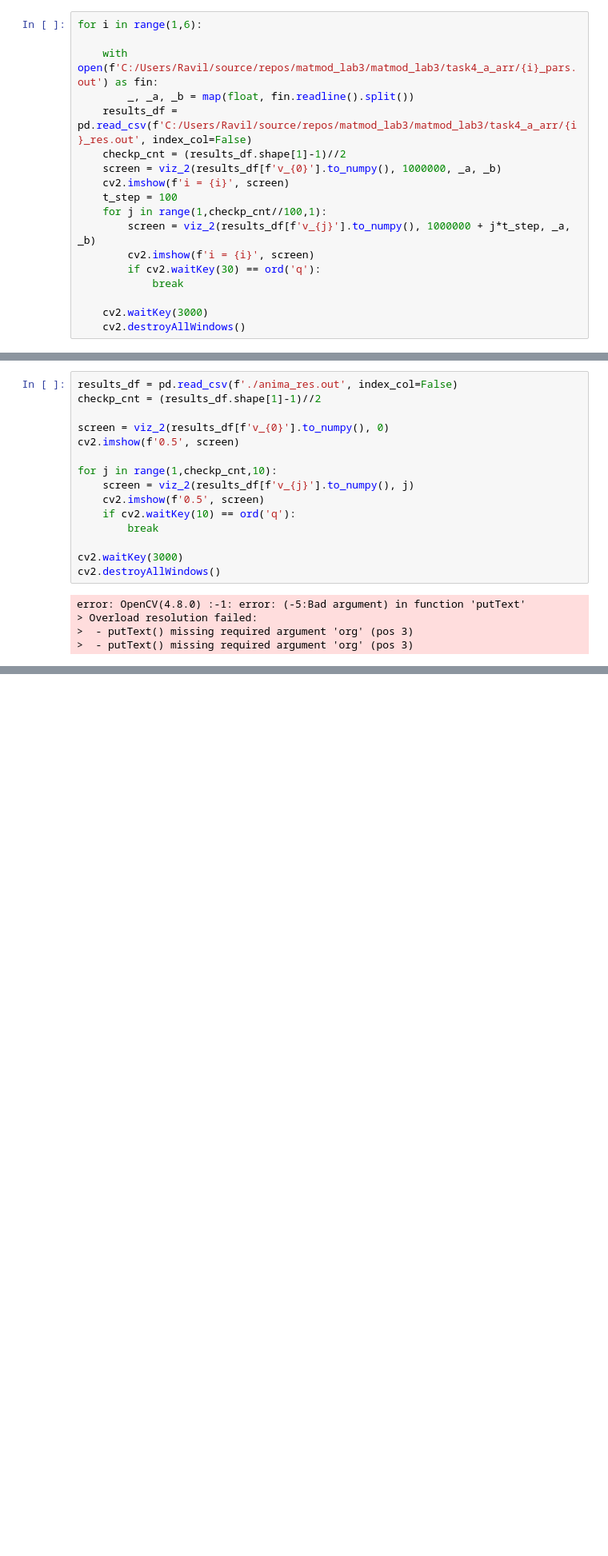
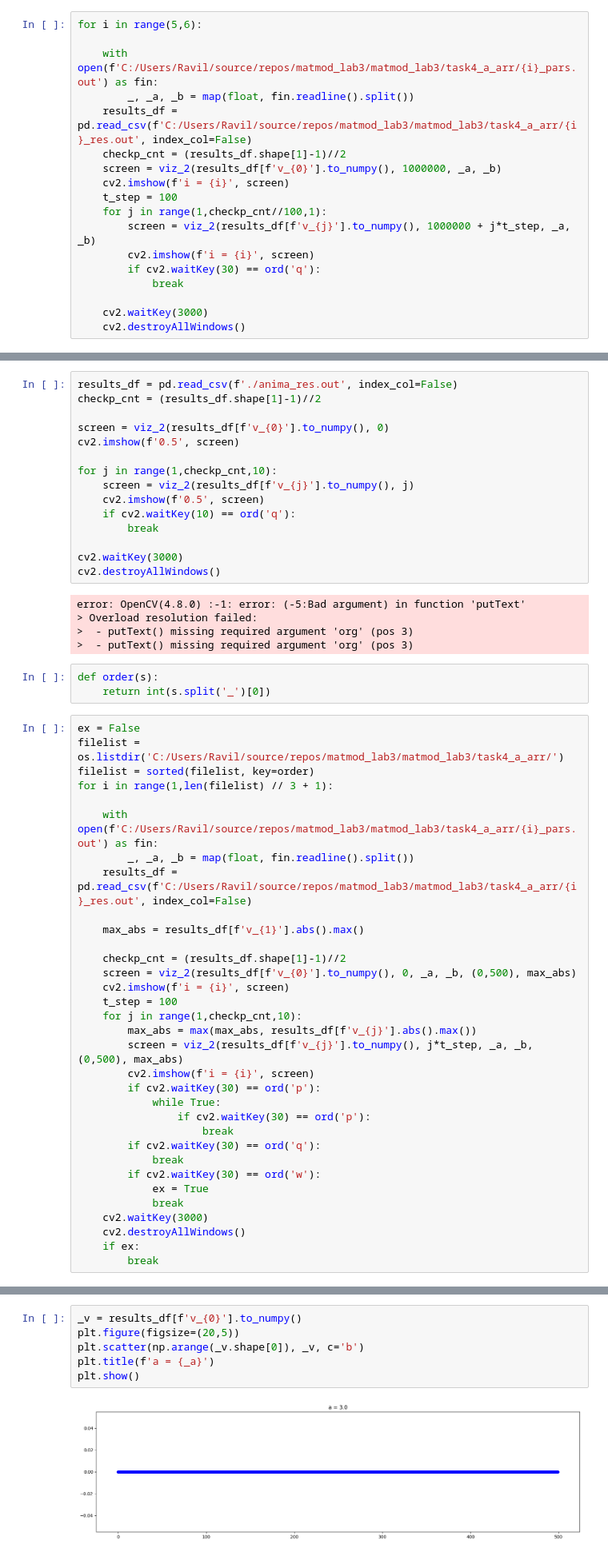
Before and after one commit to ravilkooo/mat_mod, a Jupyter notebook: lab-3/Task_1.ipynb, the cells around one changed output, grey strips where cells are left out. Shown at 80% size. Cells and saved outputs as stored; diff of their text form; blank space fills up the shorter version.

```diff
--- a/lab-3/Task_1.ipynb
+++ b/lab-3/Task_1.ipynb
@@ -364,5 +357,5 @@ Name: v_6, Length: 500, dtype: object
 # %%
-for i in range(1,6):
+for i in range(5,6):
 
     with open(f'C:/Users/Ravil/source/repos/matmod_lab3/matmod_lab3/task4_a_arr/{i}_pars.out') as fin:
         _, _a, _b = map(float, fin.readline().split())
@@ -419,3 +410,39 @@ error: OpenCV(4.8.0) :-1: error: (-5:Bad argument) in function 'putText'
 > Overload resolution failed:
 >  - putText() missing required argument 'org' (pos 3)
 >  - putText() missing required argument 'org' (pos 3)
+# %%
+def order(s):
+    return int(s.split('_')[0])
+# %%
+ex = False
+filelist = os.listdir('C:/Users/Ravil/source/repos/matmod_lab3/matmod_lab3/task4_a_arr/')
+filelist = sorted(filelist, key=order)
+for i in range(1,len(filelist) // 3 + 1):
+
+    with open(f'C:/Users/Ravil/source/repos/matmod_lab3/matmod_lab3/task4_a_arr/{i}_pars.out') as fin:
+        _, _a, _b = map(float, fin.readline().split())
+    results_df = pd.read_csv(f'C:/Users/Ravil/source/repos/matmod_lab3/matmod_lab3/task4_a_arr/{i}_res.out', index_col=False)
+
+    max_abs = results_df[f'v_{1}'].abs().max()
+
+    checkp_cnt = (results_df.shape[1]-1)//2
+    screen = viz_2(results_df[f'v_{0}'].to_numpy(), 0, _a, _b, (0,500), max_abs)
+    cv2.imshow(f'i = {i}', screen)
+    t_step = 100
+    for j in range(1,checkp_cnt,10):
+        max_abs = max(max_abs, results_df[f'v_{j}'].abs().max())
+        screen = viz_2(results_df[f'v_{j}'].to_numpy(), j*t_step, _a, _b, (0,500), max_abs)
+        cv2.imshow(f'i = {i}', screen)
+        if cv2.waitKey(30) == ord('p'):
+            while True:
+                if cv2.waitKey(30) == ord('p'):
+                    break
+        if cv2.waitKey(30) == ord('q'):
+            break
+        if cv2.waitKey(30) == ord('w'):
+            ex = True
+            break
+    cv2.waitKey(3000)
+    cv2.destroyAllWindows()
+    if ex:
+        break
@@ -421,0 +459,8 @@ error: OpenCV(4.8.0) :-1: error: (-5:Bad argument) in function 'putText'
+# %%
+_v = results_df[f'v_{0}'].to_numpy()
+plt.figure(figsize=(20,5))
+plt.scatter(np.arange(_v.shape[0]), _v, c='b')
+plt.title(f'a = {_a}')
+plt.show()
+# %% [output]
+[figure, added]
```
Also changed, not shown: parts of 17 cells of this notebook, 1 other file.
